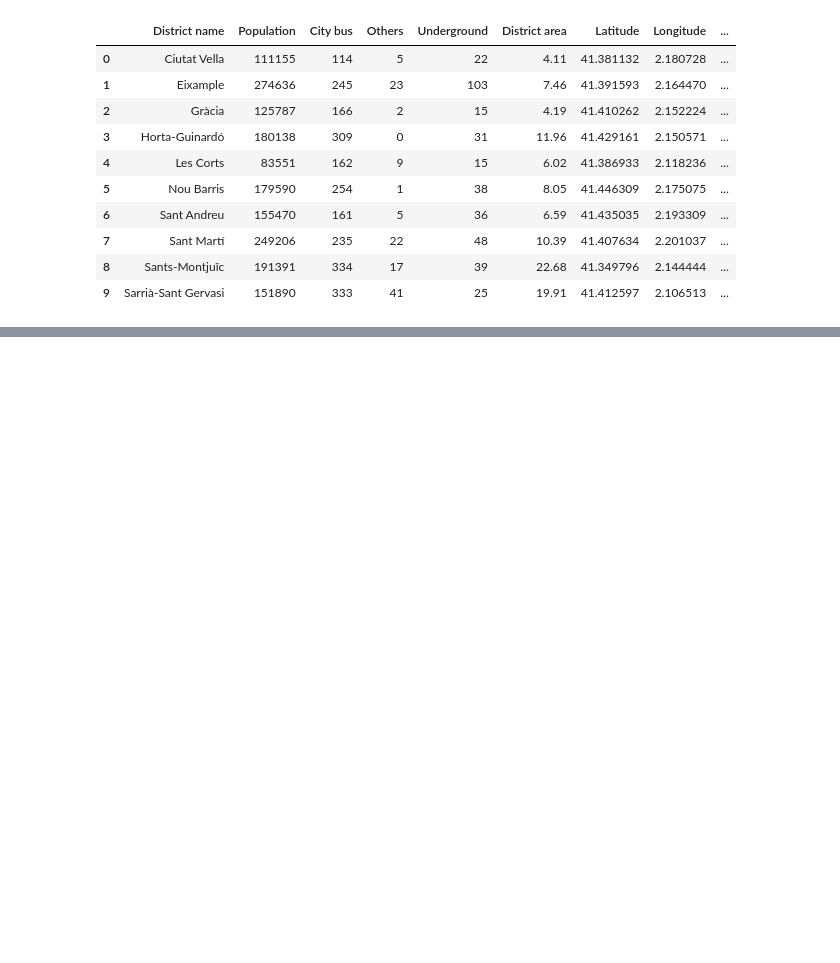
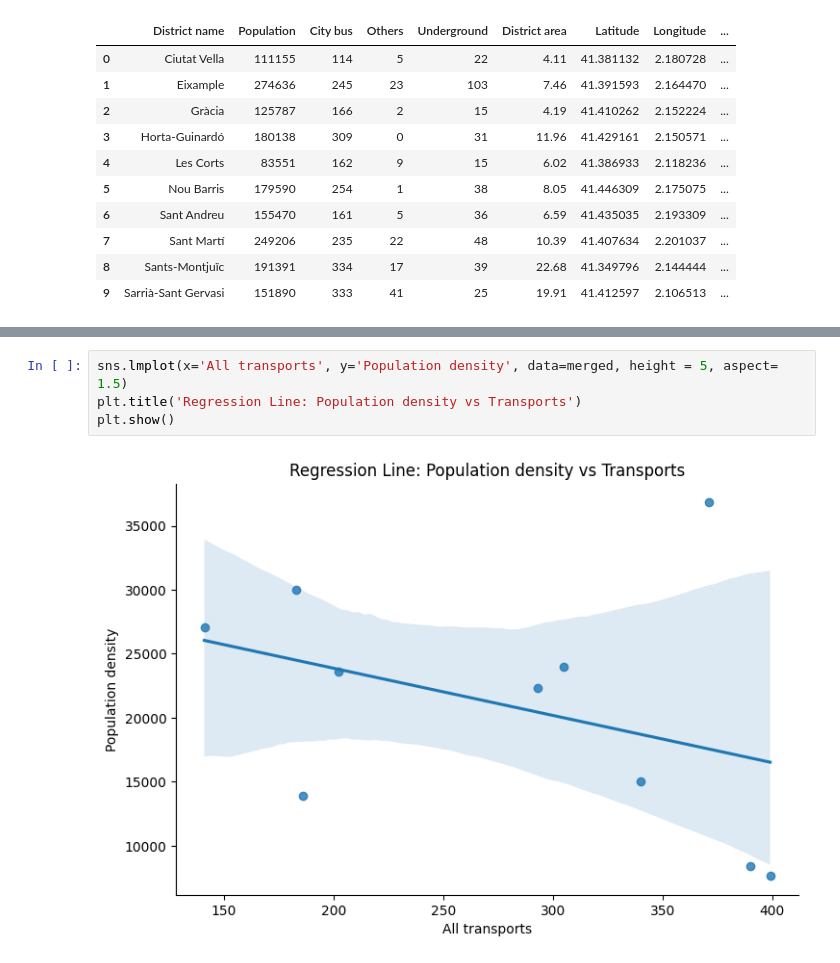
Before and after one commit to pcomastriado/DA-Bootcamp, a Jupyter notebook: _DA-project_/notebooks/EDA_FinalProject.ipynb, the cells around one changed output, grey strips where cells are left out. Cells and saved outputs as stored; diff of their text form; blank space fills up the shorter version.

```diff
--- a/_DA-project_/notebooks/EDA_FinalProject.ipynb
+++ b/_DA-project_/notebooks/EDA_FinalProject.ipynb
@@ -687,0 +746,6 @@ plt.show()
+# %%
+sns.lmplot(x='All transports', y='Population density', data=merged, height = 5, aspect= 1.5)
+plt.title('Regression Line: Population density vs Transports')
+plt.show()
+# %% [output]
+[figure, added]
```
Also changed, not shown: parts of 7 cells of this notebook, 3 other files.
